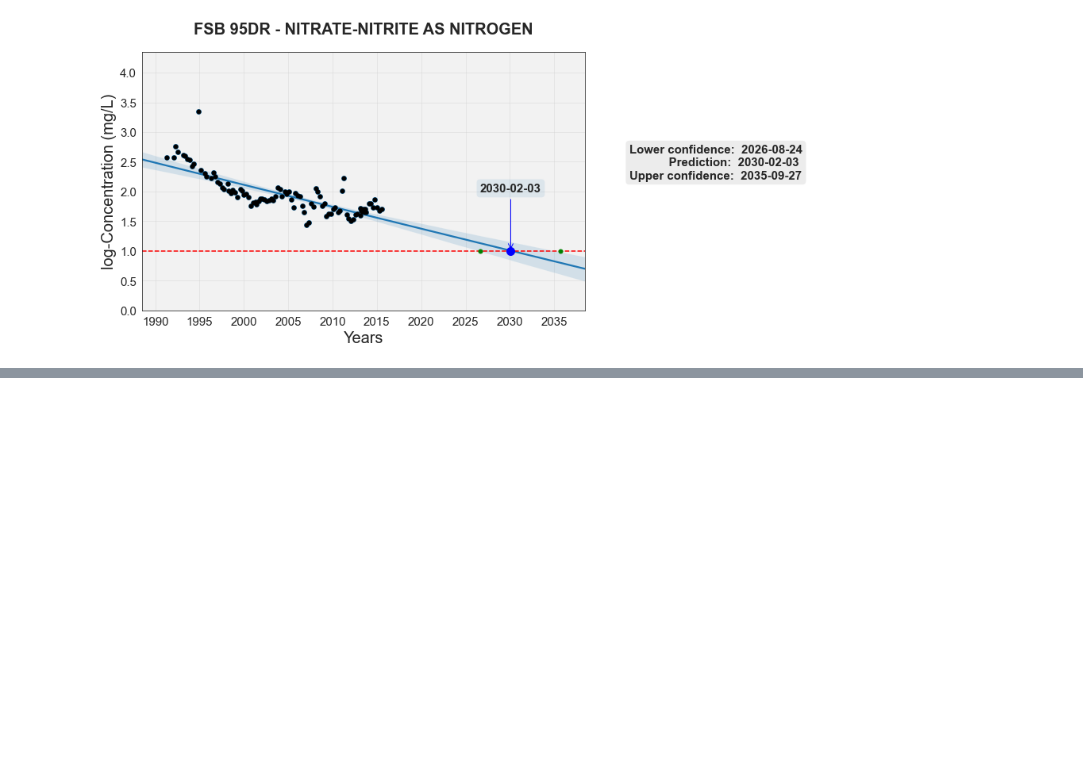
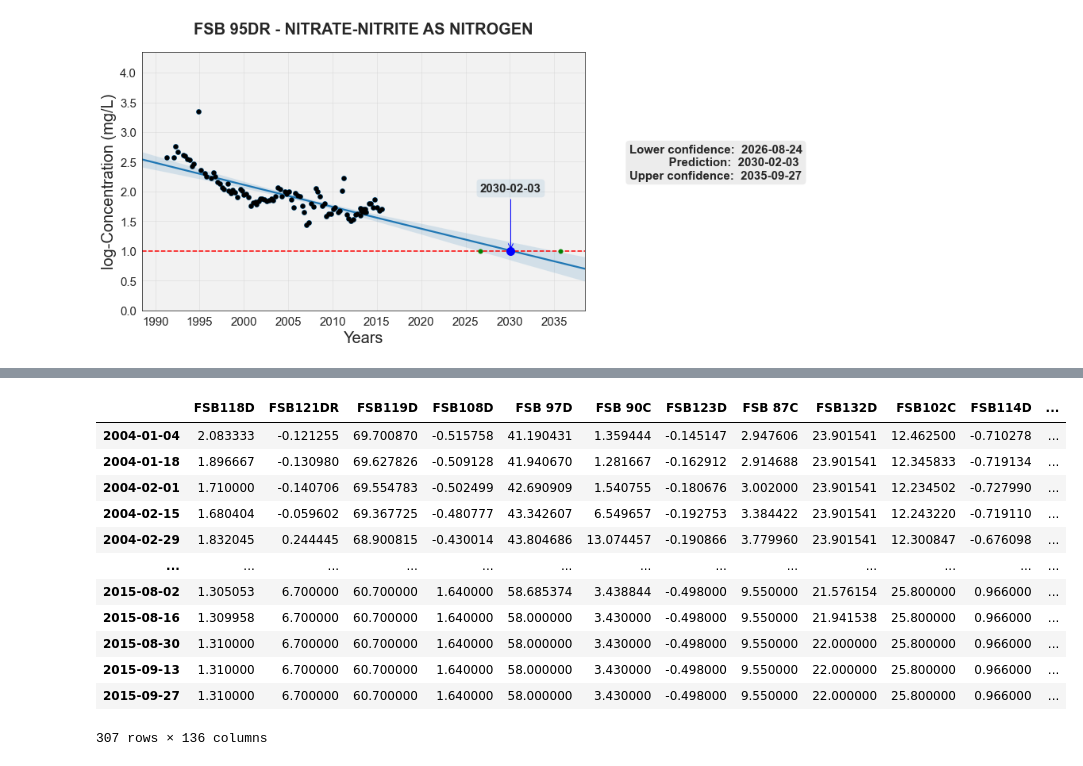
Before and after one commit to AurelienMeray/pylenm, a Jupyter notebook: demo/Guide - pyLEnM package.ipynb, the cells around one changed output, grey strips where cells are left out. Cells and saved outputs as stored; diff of their text form; code cells hidden in the pictures; blank space fills up the shorter version.

```diff
--- a/demo/Guide - pyLEnM package.ipynb
+++ b/demo/Guide - pyLEnM package.ipynb
@@ -355,0 +460,17 @@ pylenm.plot_PCA_by_well('FSB 95DR', interpolate=True, frequency='2M', show_label
+# %%
+iodine = pylenm.get_individual_analyte_df(df, dates, 'IODINE-129')
+iodine
+# %% [output]
+|  | FSB118D | FSB121DR | FSB119D | FSB108D | FSB 97D | FSB 90C | FSB123D | FSB 87C | FSB132D | FSB102C | FSB114D | ... |
+| 2004-01-04 | 2.083333 | -0.121255 | 69.700870 | -0.515758 | 41.190431 | 1.359444 | -0.145147 | 2.947606 | 23.901541 | 12.462500 | -0.710278 | ... |
+| 2004-01-18 | 1.896667 | -0.130980 | 69.627826 | -0.509128 | 41.940670 | 1.281667 | -0.162912 | 2.914688 | 23.901541 | 12.345833 | -0.719134 | ... |
+| 2004-02-01 | 1.710000 | -0.140706 | 69.554783 | -0.502499 | 42.690909 | 1.540755 | -0.180676 | 3.002000 | 23.901541 | 12.234502 | -0.727990 | ... |
+| 2004-02-15 | 1.680404 | -0.059602 | 69.367725 | -0.480777 | 43.342607 | 6.549657 | -0.192753 | 3.384422 | 23.901541 | 12.243220 | -0.719110 | ... |
+| 2004-02-29 | 1.832045 | 0.244445 | 68.900815 | -0.430014 | 43.804686 | 13.074457 | -0.190866 | 3.779960 | 23.901541 | 12.300847 | -0.676098 | ... |
+| ... | ... | ... | ... | ... | ... | ... | ... | ... | ... | ... | ... | ... |
+| 2015-08-02 | 1.305053 | 6.700000 | 60.700000 | 1.640000 | 58.685374 | 3.438844 | -0.498000 | 9.550000 | 21.576154 | 25.800000 | 0.966000 | ... |
+| 2015-08-16 | 1.309958 | 6.700000 | 60.700000 | 1.640000 | 58.000000 | 3.430000 | -0.498000 | 9.550000 | 21.941538 | 25.800000 | 0.966000 | ... |
+| 2015-08-30 | 1.310000 | 6.700000 | 60.700000 | 1.640000 | 58.000000 | 3.430000 | -0.498000 | 9.550000 | 22.000000 | 25.800000 | 0.966000 | ... |
+| 2015-09-13 | 1.310000 | 6.700000 | 60.700000 | 1.640000 | 58.000000 | 3.430000 | -0.498000 | 9.550000 | 22.000000 | 25.800000 | 0.966000 | ... |
+| 2015-09-27 | 1.310000 | 6.700000 | 60.700000 | 1.640000 | 58.000000 | 3.430000 | -0.498000 | 9.550000 | 22.000000 | 25.800000 | 0.966000 | ... |
+307 rows × 136 columns
```
Also changed, not shown: parts of 26 cells of this notebook, 3 other files.
